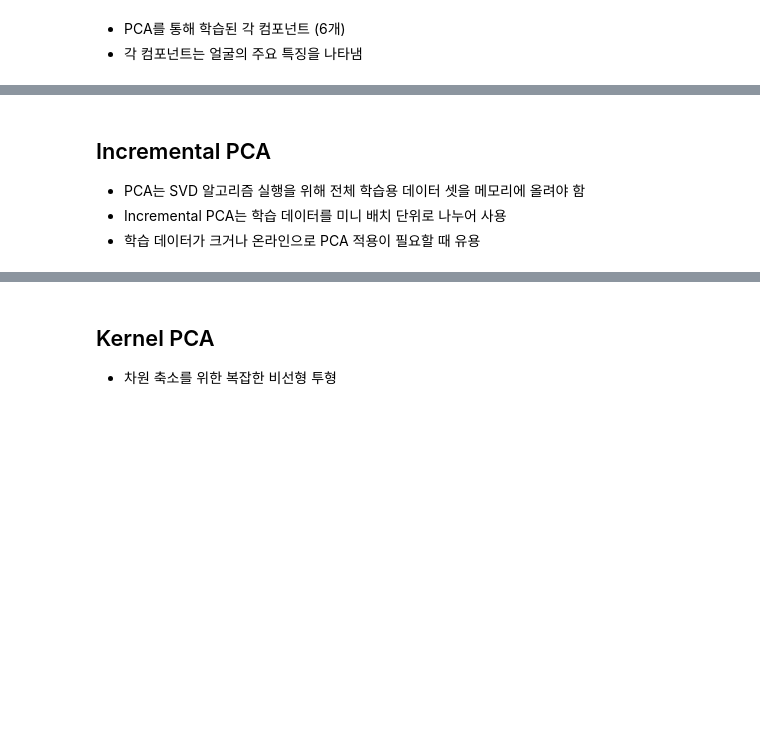
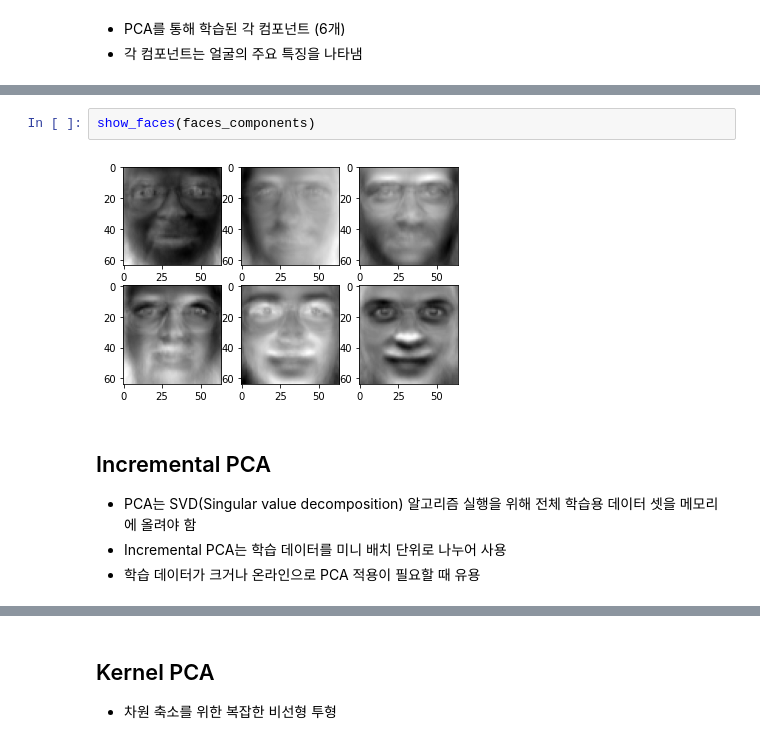
Before and after one commit to fasthill/scikit-learn-study, a Jupyter notebook: 11. Decomposition.ipynb, the cells around one changed output, grey strips where cells are left out. Drawn from its saved outputs; the diff is of its cells as text; blank space fills up the shorter version.

```diff
--- a/11. Decomposition.ipynb
+++ b/11. Decomposition.ipynb
@@ -15,6 +68,10 @@
+# %%
+show_faces(faces_components)
+# %% [output]
+[figure, added]
 # %% [markdown]
 ## Incremental PCA
 
-* PCA는 SVD 알고리즘 실행을 위해 전체 학습용 데이터 셋을 메모리에 올려야 함
+* PCA는 SVD(Singular value decomposition) 알고리즘 실행을 위해 전체 학습용 데이터 셋을 메모리에 올려야 함
 * Incremental PCA는 학습 데이터를 미니 배치 단위로 나누어 사용
 * 학습 데이터가 크거나 온라인으로 PCA 적용이 필요할 때 유용
```
Also changed, not shown: parts of 21 cells of this notebook.
